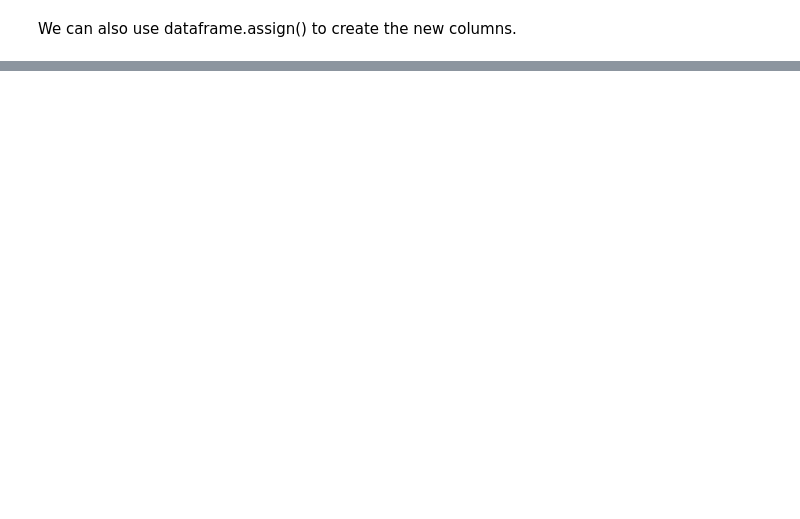
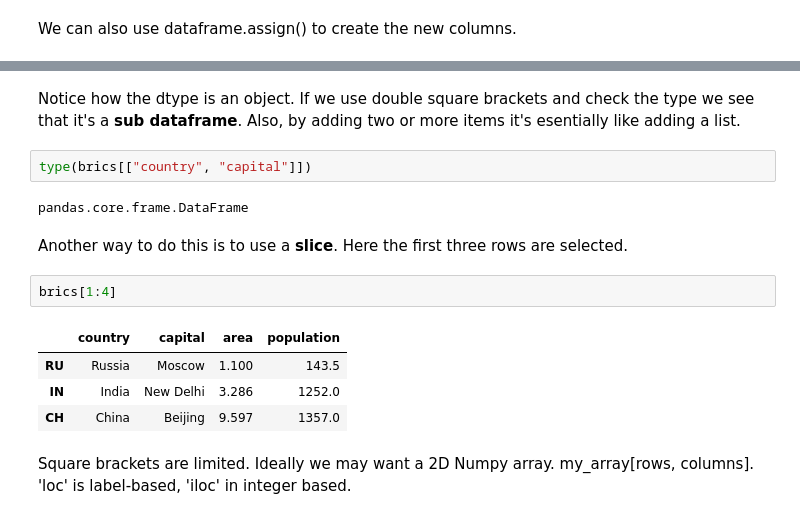
Before and after one commit to schirko/Python-Pandas-Exercises-and-Techniques, a Jupyter notebook: Python Pandas Exercises and Techniques.ipynb, the cells around one changed output, grey strips where cells are left out. Saved outputs shown, nothing was run; the diff lists cells and outputs as text; blank space fills up the shorter version.

```diff
--- a/Python Pandas Exercises and Techniques.ipynb
+++ b/Python Pandas Exercises and Techniques.ipynb
@@ -289,0 +391,17 @@ df_students
+# %% [markdown]
+Notice how the dtype is an object. If we use double square brackets and check the type we see that it's a <b>sub dataframe</b>. Also, by adding two or more items it's esentially like adding a list.
+# %%
+type(brics[["country", "capital"]])
+# %% [output]
+pandas.core.frame.DataFrame
+# %% [markdown]
+Another way to do this is to use a <b>slice</b>.  Here the first three rows are selected.
+# %%
+brics[1:4]
+# %% [output]
+|  | country | capital | area | population |
+| RU | Russia | Moscow | 1.100 | 143.5 |
+| IN | India | New Delhi | 3.286 | 1252.0 |
+| CH | China | Beijing | 9.597 | 1357.0 |
+# %% [markdown]
+Square brackets are limited. Ideally we may want a 2D Numpy array. my_array[rows, columns].  'loc' is label-based, 'iloc' in integer based.
```
Also changed, not shown: parts of 30 cells of this notebook.
